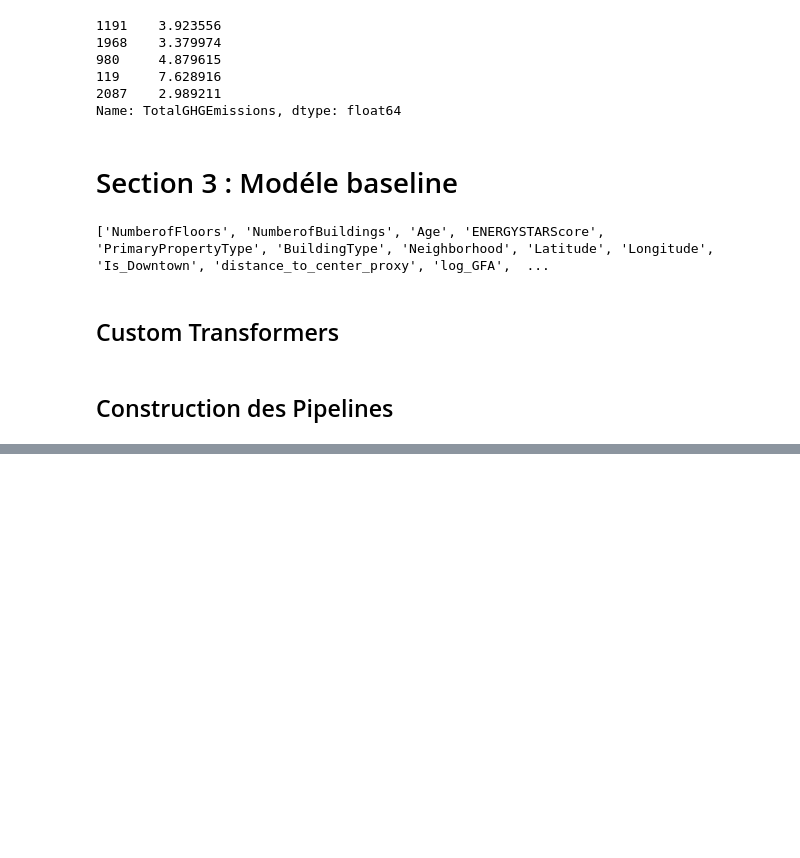
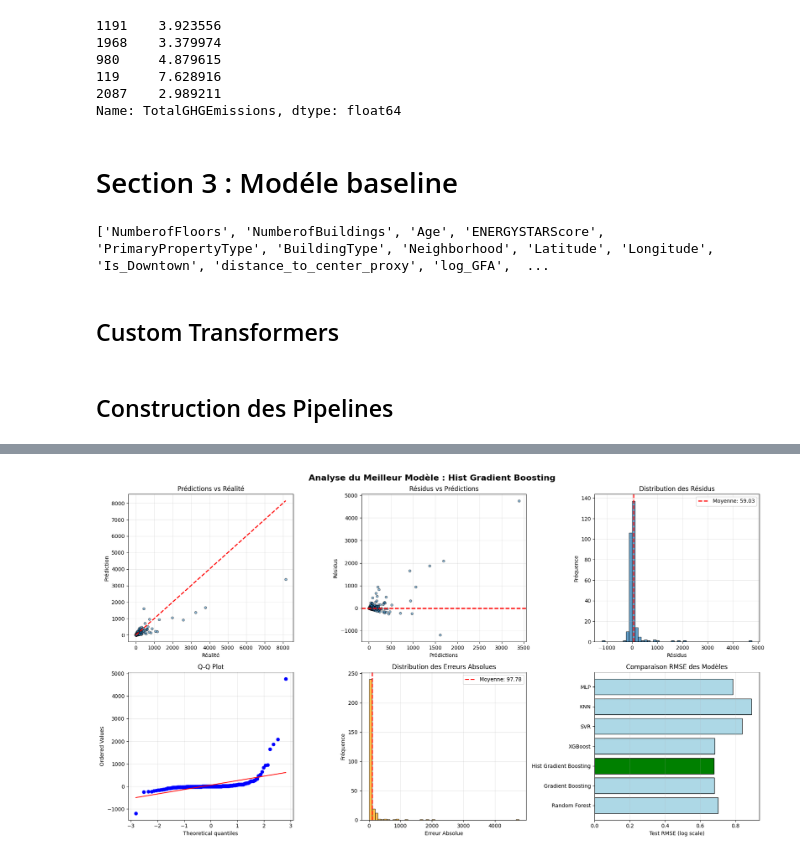
Before and after one commit to Ben10-som/ML-prediction-CO2, a Jupyter notebook: notebooks/06_modeling_pipeline.ipynb, the cells around one changed output, grey strips where cells are left out. Drawn from its saved outputs; the diff is of its cells as text; code cells hidden in the pictures; blank space fills up the shorter version.

Commit message:
first version modeling

```diff
--- a/notebooks/06_modeling_pipeline.ipynb
+++ b/notebooks/06_modeling_pipeline.ipynb
@@ -541,0 +707,15 @@ plt.scatter(y_pred, residuals)
+# %%
+
+# Prédictions et résidus du meilleur modèle
+y_test_pred_best = best_model.predict(X_test_clean)
+y_test_pred_best_original = np.expm1(y_test_pred_best)
+y_test_original = np.expm1(y_test)
+
+residuals = y_test_original - y_test_pred_best_original
+
+print(f"Statistiques des résidus ({best_model_name}):")
+print(f"  Moyenne: {residuals.mean():.2f}")
+print(f"  Std: {residuals.std():.2f}")
+print(f"  Min: {residuals.min():.2f}")
+print(f"  Max: {residuals.max():.2f}")
+print(f"  Médiane: {residuals.median():.2f}")
@@ -541,0 +729,70 @@ plt.scatter(y_pred, residuals)
+# %%
+
+# Visualisations
+fig, axes = plt.subplots(2, 3, figsize=(18, 10))
+fig.suptitle(f'Analyse du Meilleur Modèle : {best_model_name}', fontsize=16, fontweight='bold')
+
+# 1. Prédictions vs Réalité
+ax = axes[0, 0]
+ax.scatter(y_test_original, y_test_pred_best_original, alpha=0.5, edgecolors='k', s=20)
+ax.plot([y_test_original.min(), y_test_original.max()],
+        [y_test_original.min(), y_test_original.max()],
+        'r--', lw=2)
+ax.set_xlabel('Réalité')
+ax.set_ylabel('Prédiction')
+ax.set_title('Prédictions vs Réalité')
+ax.grid(True, alpha=0.3)
+
+# 2. Résidus vs Prédictions
+ax = axes[0, 1]
+ax.scatter(y_test_pred_best_original, residuals, alpha=0.5, edgecolors='k', s=20)
+ax.axhline(y=0, color='r', linestyle='--', lw=2)
+ax.set_xlabel('Prédictions')
+ax.set_ylabel('Résidus')
+ax.set_title('Résidus vs Prédictions')
+ax.grid(True, alpha=0.3)
+
+# 3. Distribution des résidus
+ax = axes[0, 2]
+ax.hist(residuals, bins=50, edgecolor='black', alpha=0.7)
+ax.axvline(residuals.mean(), color='r', linestyle='--', lw=2, label=f'Moyenne: {residuals.mean():.2f}')
+ax.set_xlabel('Résidus')
+ax.set_ylabel('Fréquence')
+ax.set_title('Distribution des Résidus')
+ax.legend()
+ax.grid(True, alpha=0.3)
+
+# 4. Q-Q plot
+from scipy import stats
+ax = axes[1, 0]
+stats.probplot(residuals, dist="norm", plot=ax)
+ax.set_title('Q-Q Plot')
+ax.grid(True, alpha=0.3)
+
+# 5. Erreur Absolue
+errors = np.abs(residuals)
+ax = axes[1, 1]
+ax.hist(errors, bins=50, edgecolor='black', alpha=0.7, color='orange')
+ax.axvline(errors.mean(), color='r', linestyle='--', lw=2, label=f'Moyenne: {errors.mean():.2f}')
+ax.set_xlabel('Erreur Absolue')
+ax.set_ylabel('Fréquence')
+ax.set_title('Distribution des Erreurs Absolues')
+ax.legend()
+ax.grid(True, alpha=0.3)
+
+# 6. Comparaison des modèles (RMSE)
+ax = axes[1, 2]
+models_names = results_df['Model'].values
+rmse_values = results_df['Test_RMSE'].values
+colors = ['green' if name == best_model_name else 'lightblue' for name in models_names]
+ax.barh(models_names, rmse_values, color=colors, edgecolor='black')
+ax.set_xlabel('Test RMSE (log scale)')
+ax.set_title('Comparaison RMSE des Modèles')
+ax.grid(True, alpha=0.3, axis='x')
+
+plt.tight_layout()
+plt.show()
+
+print(f"✓ Visualisations générées")
+# %% [output]
+[figure, added]
```
Also changed, not shown: parts of 30 cells of this notebook, 9 other files.
